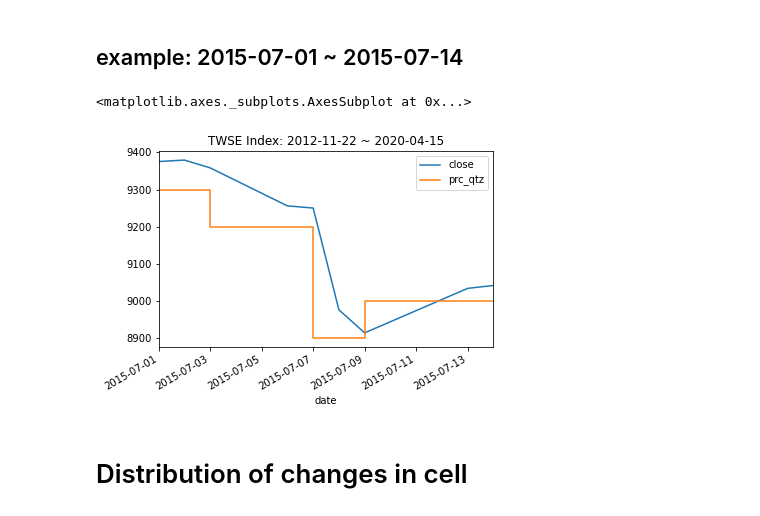
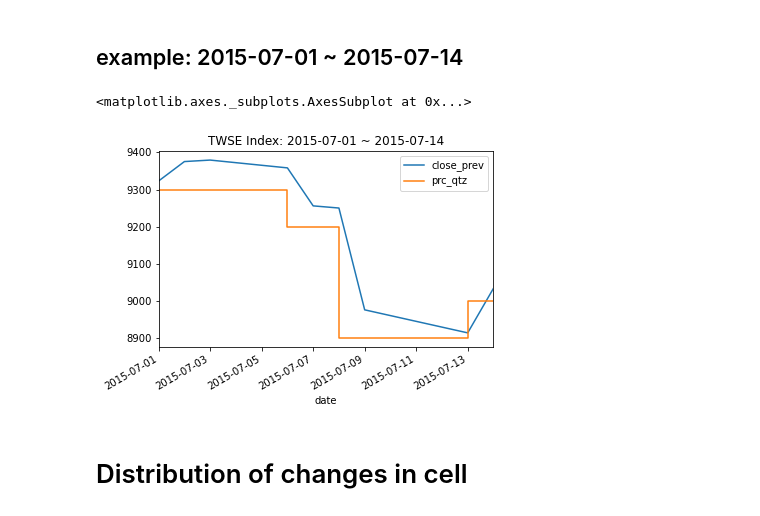
Before and after one commit to datasci-info/stock_path_tracker, a Jupyter notebook: analysis.ipynb, the cells around one changed output. Drawn from its saved outputs; the diff is of its cells as text; code cells hidden in the pictures.

```diff
--- a/analysis.ipynb
+++ b/analysis.ipynb
@@ -63,8 +63,9 @@ It is recommended to use pyarrow for on-the-wire transmission of pandas objects.
 - rounding: take floor
 # %%
 df = twse[cfg.D_START:][['close']].copy()
+df['close_prev'] = df.close.shift(1)
 # %%
-df['prc_qtz'] = df.close // cfg.SIZE_CELL * cfg.SIZE_CELL
+df['prc_qtz'] = df.close_prev // cfg.SIZE_CELL * cfg.SIZE_CELL
 df['delta'] = df.prc_qtz.diff()
 # %%
 settlements = pd.to_datetime(pd.read_csv('settlement_txf.csv').settlement).dt.date.tolist()
@@ -79,12 +80,13 @@ df.sort_index(ascending=True, inplace=True)
 ## example: 2015-07-01 ~ 2015-07-14
 # %%
 # vis
-df_plot = df['2015-07-01': '2015-07-14' ]
-ax = df_plot[['close']].plot(title=f'TWSE Index: {cfg.D_START} ~ {cfg.D_END}')
+d_start, d_end = '2015-07-01', '2015-07-14'
+df_plot = df[d_start: d_end]
+ax = df_plot[['close_prev']].plot(title=f'TWSE Index: {d_start} ~ {d_end}')
 df_plot[['prc_qtz']].plot(drawstyle='steps', ax=ax)
 # %% [output]
 <matplotlib.axes._subplots.AxesSubplot at 0x...>
-[figure, old version]
+[figure, new version]
 # %% [markdown]
 # Distribution of changes in cell
 # %% [markdown]
```
Also changed, not shown: parts of 30 cells of this notebook, 1 other file.
